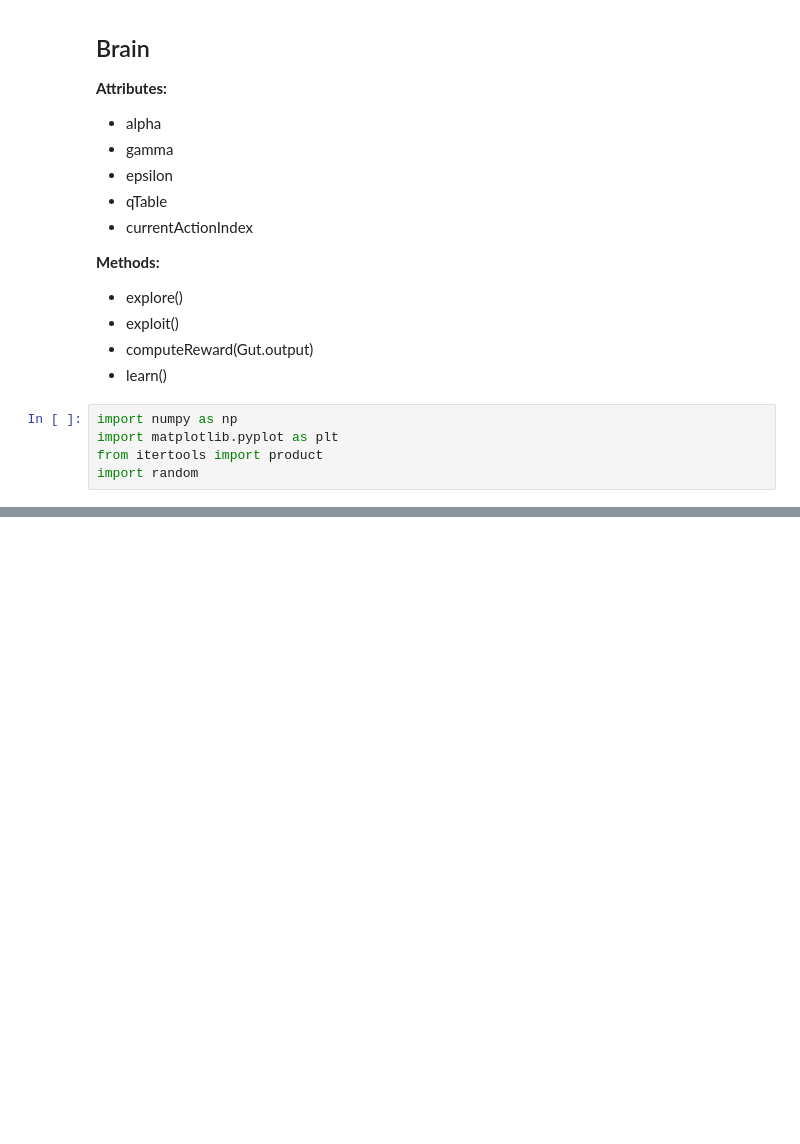
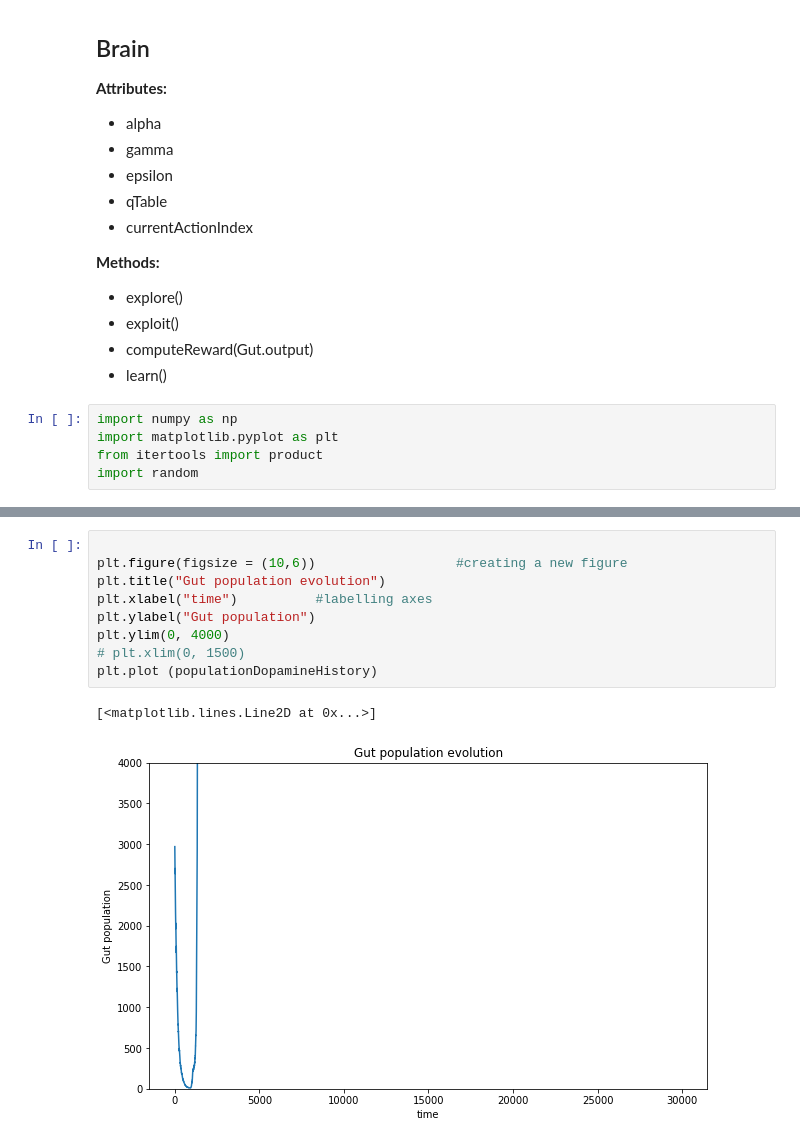
Before and after one commit to GaneshVShinde/GutToyModel, a Jupyter notebook: ashwinToy.ipynb, the cells around one changed output, grey strips where cells are left out. Saved outputs shown, nothing was run; the diff lists cells and outputs as text; blank space fills up the shorter version.

```diff
--- a/ashwinToy.ipynb
+++ b/ashwinToy.ipynb
@@ -418,0 +442,12 @@ plt.show()
+# %%
+
+plt.figure(figsize = (10,6))                  #creating a new figure
+plt.title("Gut population evolution")
+plt.xlabel("time")          #labelling axes
+plt.ylabel("Gut population")
+plt.ylim(0, 4000)
+# plt.xlim(0, 1500)
+plt.plot (populationDopamineHistory)
+# %% [output]
+[<matplotlib.lines.Line2D at 0x...>]
+[figure, added]
```
Also changed, not shown: parts of 4 cells of this notebook.
